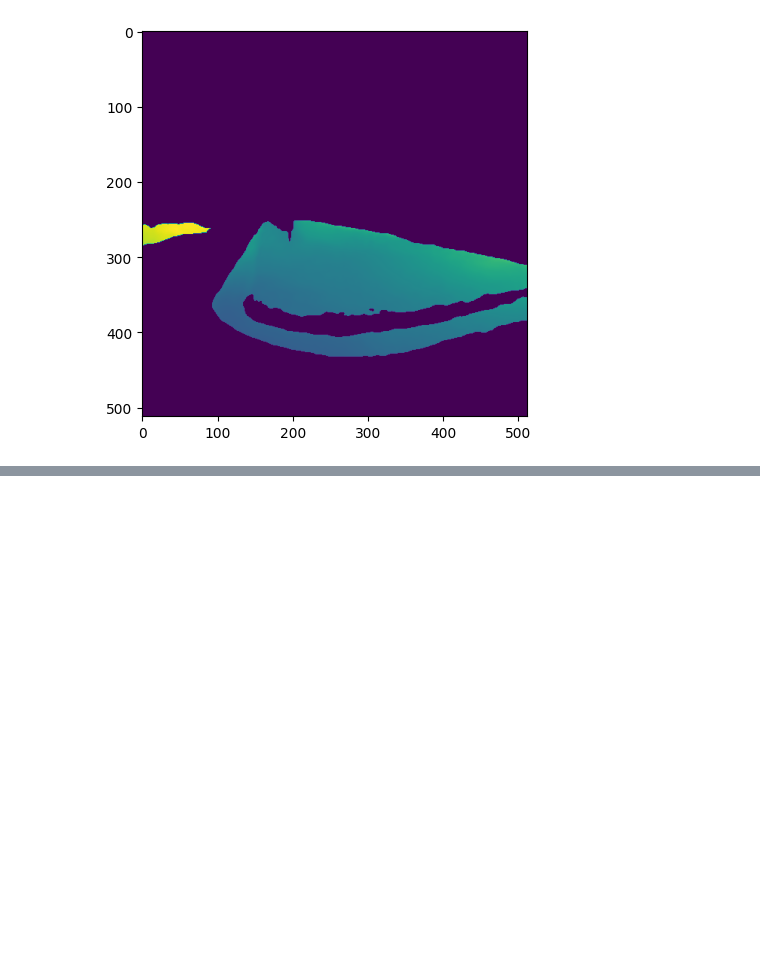
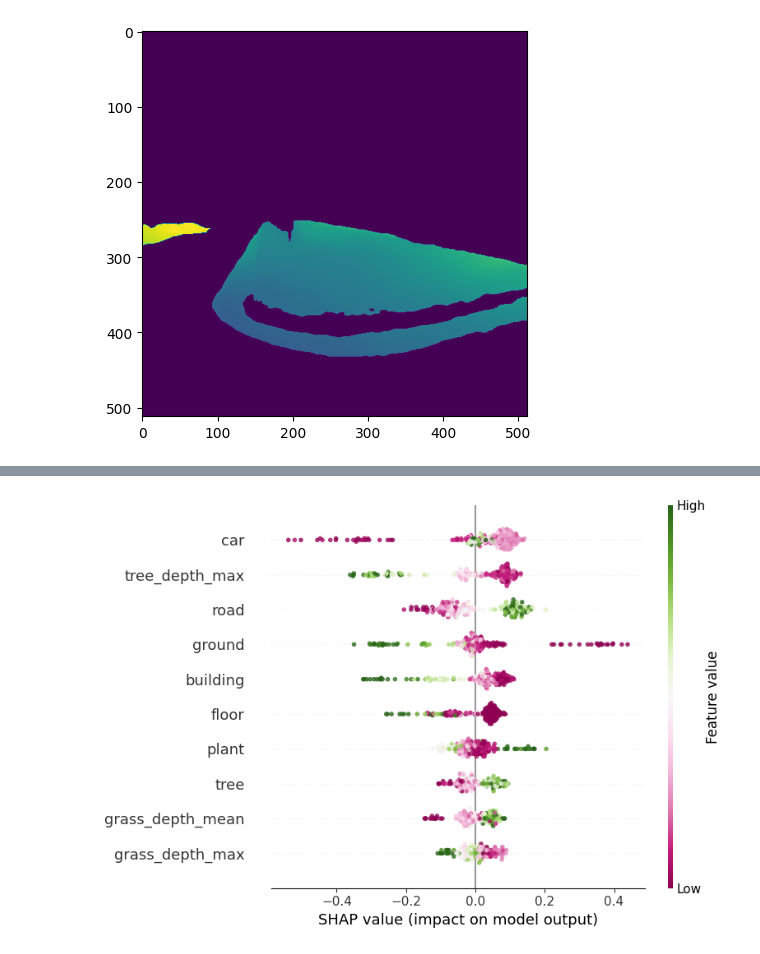
Before and after one commit to MMHHRR/Perception_distance, a Jupyter notebook: code/restoration_depth.ipynb, the cells around one changed output, grey strips where cells are left out. Saved outputs shown, nothing was run; the diff lists cells and outputs as text; code cells hidden in the pictures; blank space fills up the shorter version.

```diff
--- a/code/restoration_depth.ipynb
+++ b/code/restoration_depth.ipynb
@@ -92,0 +237,26 @@ plt.imshow(prediction * mask)
+# %%
+gbdt = GradientBoostingRegressor(loss='huber',          #{'absolute_error', 'huber', 'quantile', 'squared_error'}
+                                 learning_rate=0.01,
+                                 n_estimators=5000,
+                                 max_depth=15,
+                                 max_features='sqrt',
+                                 min_samples_leaf=10,
+                                 min_samples_split=10,
+                                 random_state =50)
+
+# 使用5折交叉验证
+cv_scores = cross_val_score(gbdt, X_train, y_train, cv=5, scoring='neg_mean_squared_error', n_jobs=-1)
+
+print("Cross-validation scores: ", -cv_scores)
+print("Mean score: ", -cv_scores.mean())
+
+# 训练模型
+gbdt.fit(X_train, y_train)
+
+y_pred = gbdt.predict(X_test)
+
+mse = mean_squared_error(y_test, y_pred)
+print('MSE:', mse)
+
+r2 = r2_score(y_test, y_pred)
+print('R-squared:', r2)
@@ -92,0 +403,8 @@ plt.imshow(prediction * mask)
+# %%
+# SHAP Value
+explainer = shap.TreeExplainer(gbdt)  # your model
+shap_values = explainer(X)
+# %%
+shap.summary_plot(shap_values, X, max_display=10, alpha=0.8, cmap="PiYG")
+# %% [output]
+[figure, added]
```
Also changed, not shown: parts of 33 cells of this notebook.
